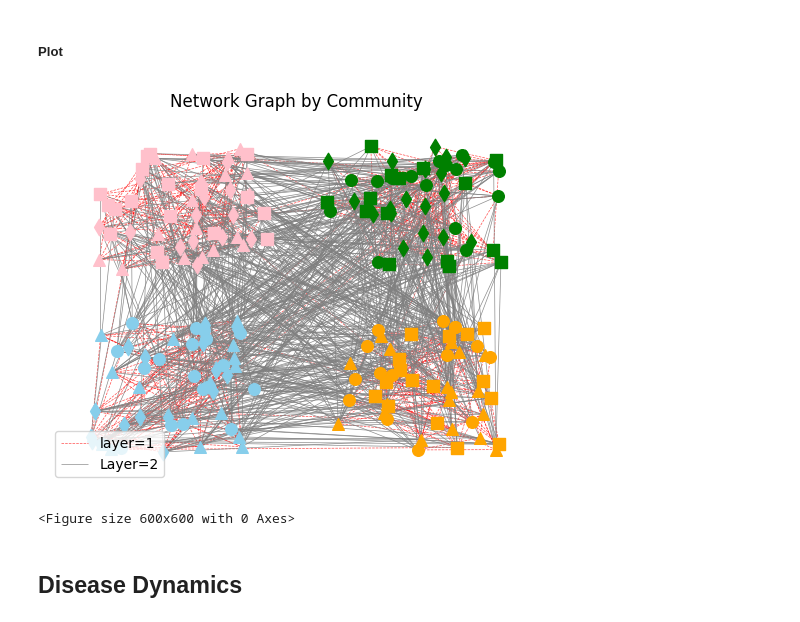
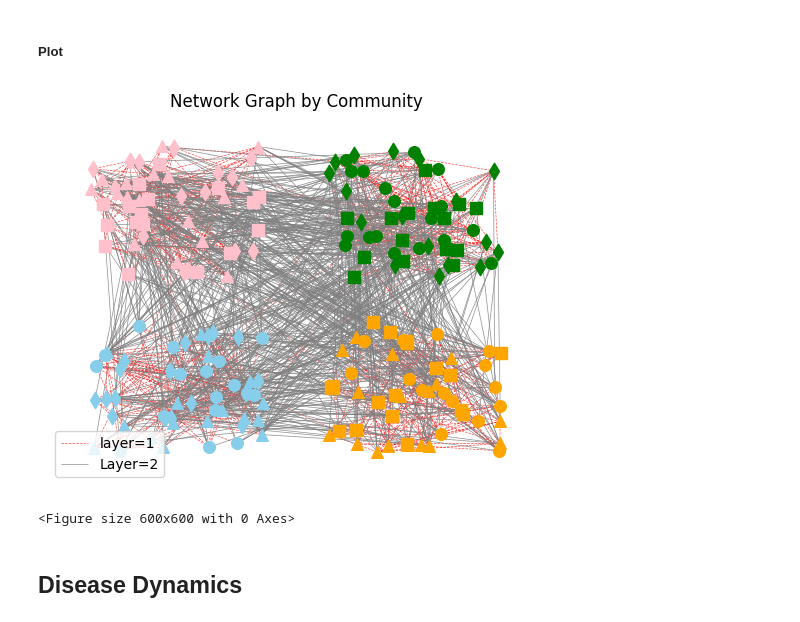
Before and after one commit to narges8k/Network-Science-Project, a Jupyter notebook: EpidemicSpreadingInGroup-StructuredPopulations/model.ipynb, the cells around one changed output. Saved outputs shown, nothing was run; the diff lists cells and outputs as text; code cells hidden in the pictures.

```diff
--- a/EpidemicSpreadingInGroup-StructuredPopulations/model.ipynb
+++ b/EpidemicSpreadingInGroup-StructuredPopulations/model.ipynb
@@ -116,36 +116,36 @@ pos = custom_layout_by_community_attribute(G1)
 
 color_mapping = {1: 'pink', 2: 'green', 3: 'skyblue', 4: 'orange'}
 shape_mapping = {1: 'o', 2: '^', 3: 's', 4: 'd'}  # Circle, Triangle, Square, diamond
 
 # adding the attributes of the second layer to G1 for plotting.
-communities_layer2 = list(nx.get_node_attributes(G2, 'community').values())  # Extract unique community IDs
+communities_layer2 = list(nx.get_node_attributes(G3, 'community').values())  # Extract unique community IDs
 for i in range(N):
     G1.nodes[i]['community_layer2'] = communities_layer2[i]
 
 
 for node, data in G1.nodes(data=True):
     nx.draw_networkx_nodes(G1, pos, nodelist=[node],
                            node_color=color_mapping[data['community']],
                            node_shape=shape_mapping[data['community_layer2']],
                            node_size=70)
 
 # Plot edges for G1
 nx.draw_networkx_edges(G1, pos, edge_color='red', style='dashed', width=0.5, alpha =0.7, label = "layer=1")
 
 # # Optionally, plot edges for G2 if needed
-nx.draw_networkx_edges(G2, pos, edge_color='gray', style='solid', width =0.5, alpha = 0.9, label = "Layer=2")
+nx.draw_networkx_edges(G3, pos, edge_color='gray', style='solid', width =0.5, alpha = 0.9, label = "Layer=2")
 plt.title("Network Graph by Community")
 plt.legend(loc = "lower left")
 plt.axis('off')  # Turn off the axis
 
 # Plotting
 plt.figure(figsize=(6, 6))
 # Draw nodes with colors based on their community
 
 
 plt.show()
 # %% [output]
-[figure, old version]
+[figure, new version]
 <Figure size 600x600 with 0 Axes>
 # %% [markdown]
 ## Disease Dynamics
```
Also changed, not shown: parts of 5 cells of this notebook.
